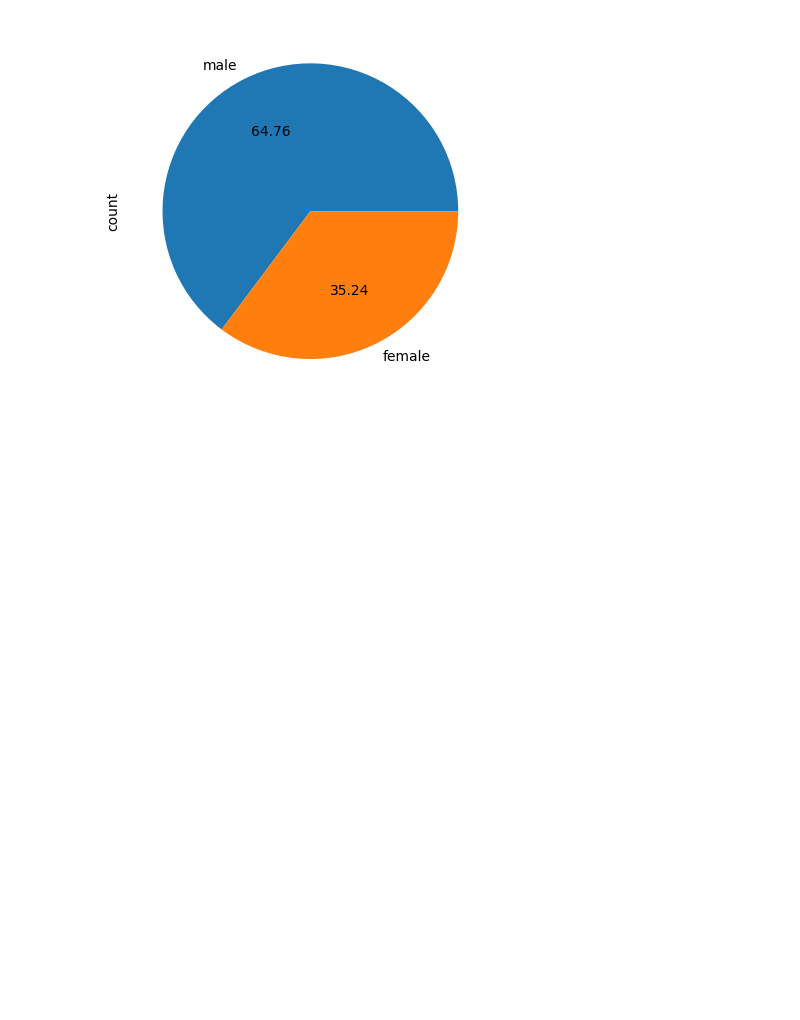
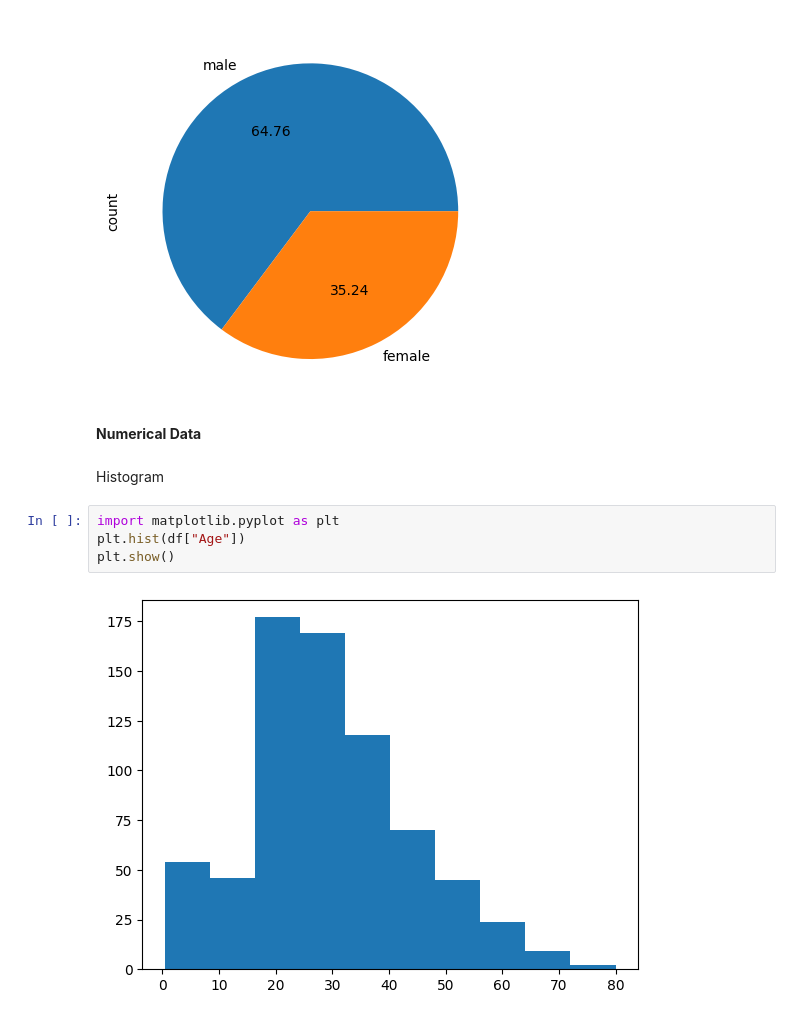
Before and after one commit to Muhammad-Abubakar147/Machine-Learning, a Jupyter notebook: 18.Exploratory Data Analysis EDA/Univariate-EDA.ipynb, the cells around one changed output. Drawn from its saved outputs; the diff is of its cells as text; blank space fills up the shorter version.

Commit message:
Histogram plot

```diff
--- a/18.Exploratory Data Analysis EDA/Univariate-EDA.ipynb
+++ b/18.Exploratory Data Analysis EDA/Univariate-EDA.ipynb
@@ -66,3 +66,13 @@ df["Sex"].value_counts().plot(kind="pie",autopct="%.2f")
 # %% [output]
 <Axes: ylabel='count'>
 [figure]
+# %% [markdown]
+**Numerical Data**
+# %% [markdown]
+Histogram
+# %%
+import matplotlib.pyplot as plt
+plt.hist(df["Age"])
+plt.show()
+# %% [output]
+[figure, added]
```
